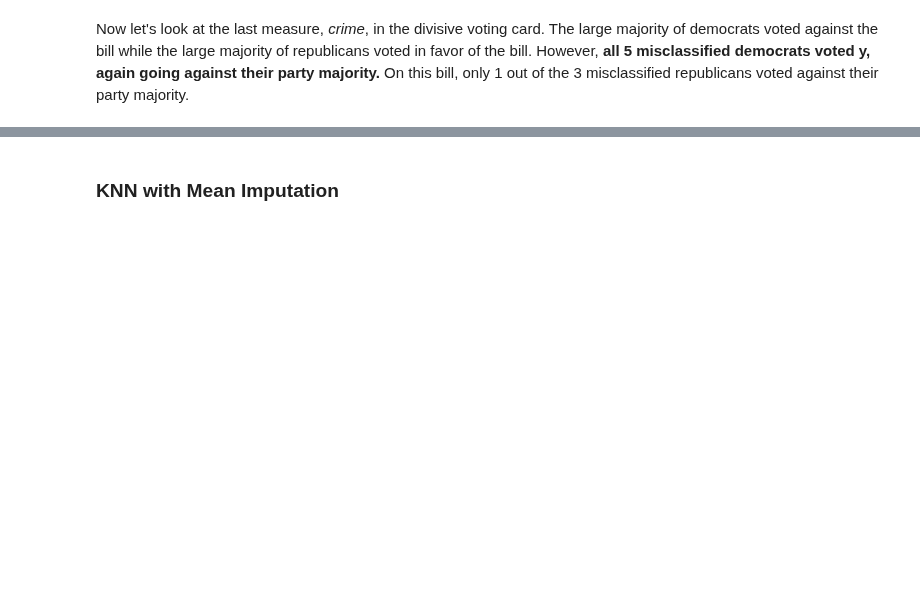
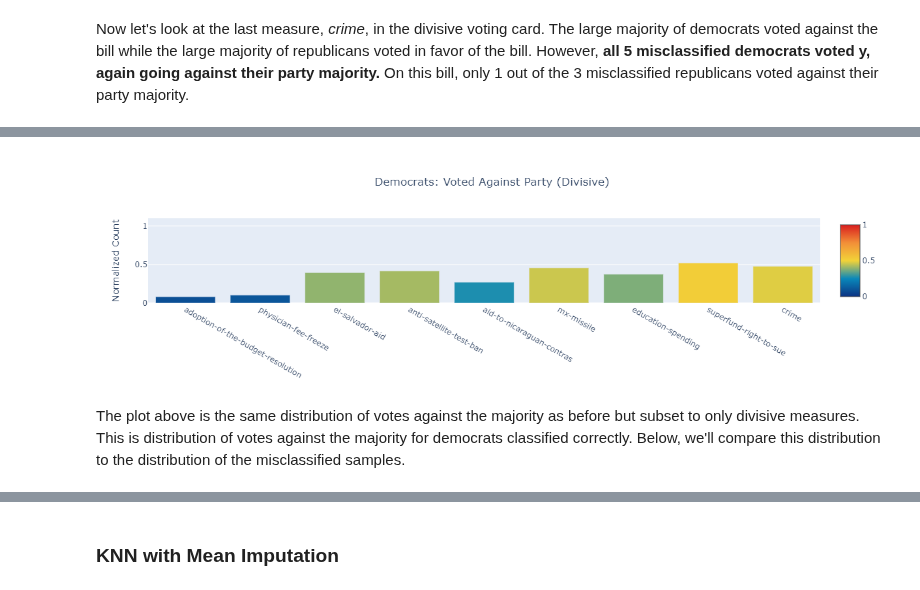
Before and after one commit to kenneth-liao/KNN, a Jupyter notebook: KNN.ipynb, the cells around one changed output, grey strips where cells are left out. Cells and saved outputs as stored; diff of their text form; code cells hidden in the pictures; blank space fills up the shorter version.

```diff
--- a/KNN.ipynb
+++ b/KNN.ipynb
@@ -492,0 +583,6 @@ Name: democrat, dtype: object
+# %%
+plot_votes(df=df1[divisive_cols], title='Democrats: Voted Against Party (Divisive)')
+# %% [output]
+[figure, added]
+# %% [markdown]
+The plot above is the same distribution of votes against the majority as before but subset to only divisive measures. This is distribution of votes against the majority for democrats classified correctly. Below, we'll compare this distribution to the distribution of the misclassified samples.
```
Also changed, not shown: parts of 50 cells of this notebook.
